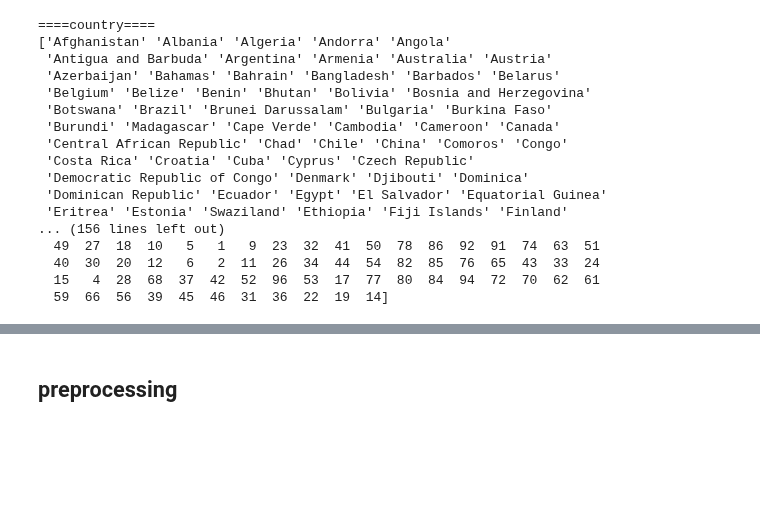
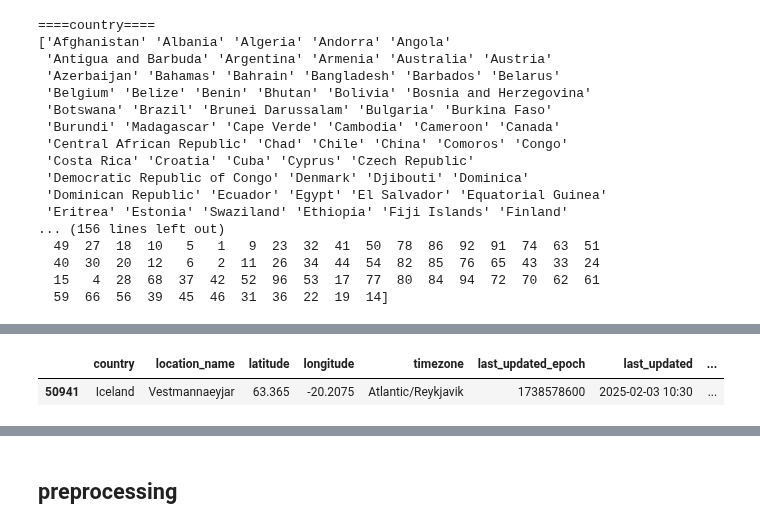
Before and after one commit to eexzzm/early-warning-weather-forecast, a Jupyter notebook: notebook.ipynb, the cells around one changed output, grey strips where cells are left out. Cells and saved outputs as stored; diff of their text form; code cells hidden in the pictures; blank space fills up the shorter version.

```diff
--- a/notebook.ipynb
+++ b/notebook.ipynb
@@ -92,0 +109,6 @@ df.describe()
+# %%
+
+df.loc[df['pressure_mb'] < 950]
+# %% [output]
+|  | country | location_name | latitude | longitude | timezone | last_updated_epoch | last_updated | ... |
+| 50941 | Iceland | Vestmannaeyjar | 63.365 | -20.2075 | Atlantic/Reykjavik | 1738578600 | 2025-02-03 10:30 | ... |
```
Also changed, not shown: parts of 8 cells of this notebook.
